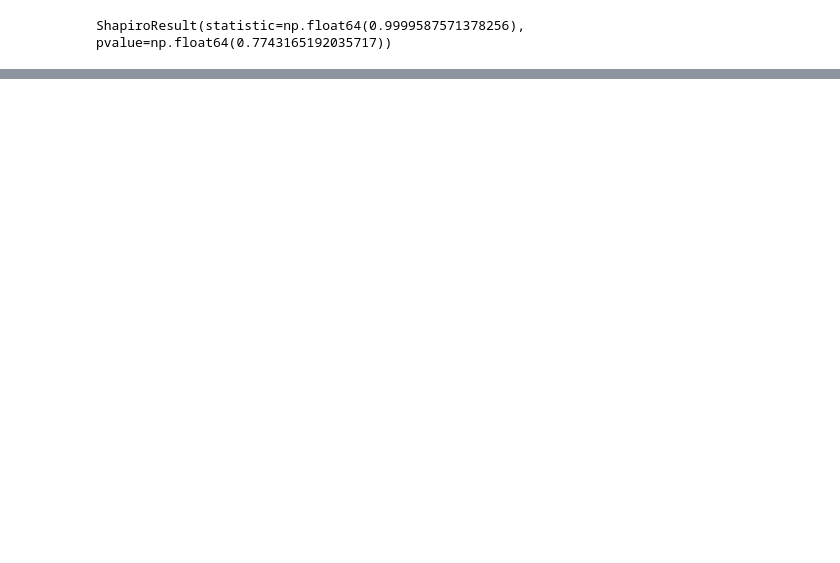
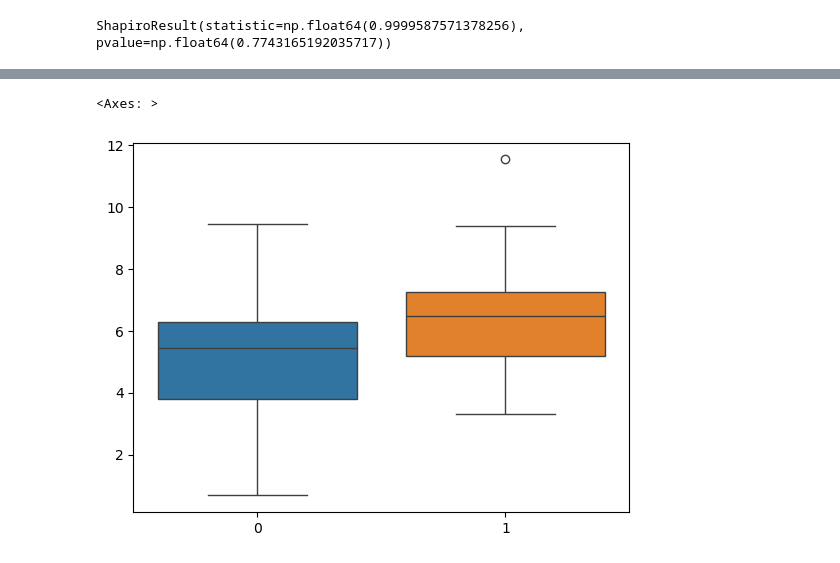
Before and after one commit to a-o-connor/applied_statistics_assessment, a Jupyter notebook: roughwork/applied_stats_notes.ipynb, the cells around one changed output, grey strips where cells are left out. Saved outputs shown, nothing was run; the diff lists cells and outputs as text; code cells hidden in the pictures; blank space fills up the shorter version.

```diff
--- a/roughwork/applied_stats_notes.ipynb
+++ b/roughwork/applied_stats_notes.ipynb
@@ -441,0 +466,9 @@ ShapiroResult(statistic=np.float64(0.9999587571378256), pvalue=np.float64(0.7743
+# %%
+rng = np.random.default_rng()
+group_a = rng.normal(loc=5, scale=2, size=30)
+group_b = rng.normal(loc=6, scale=2, size=30)
+# %%
+sns.boxplot(data=[group_a, group_b])
+# %% [output]
+<Axes: >
+[figure, added]
```
Also changed, not shown: parts of 9 cells of this notebook, 2 other files.
